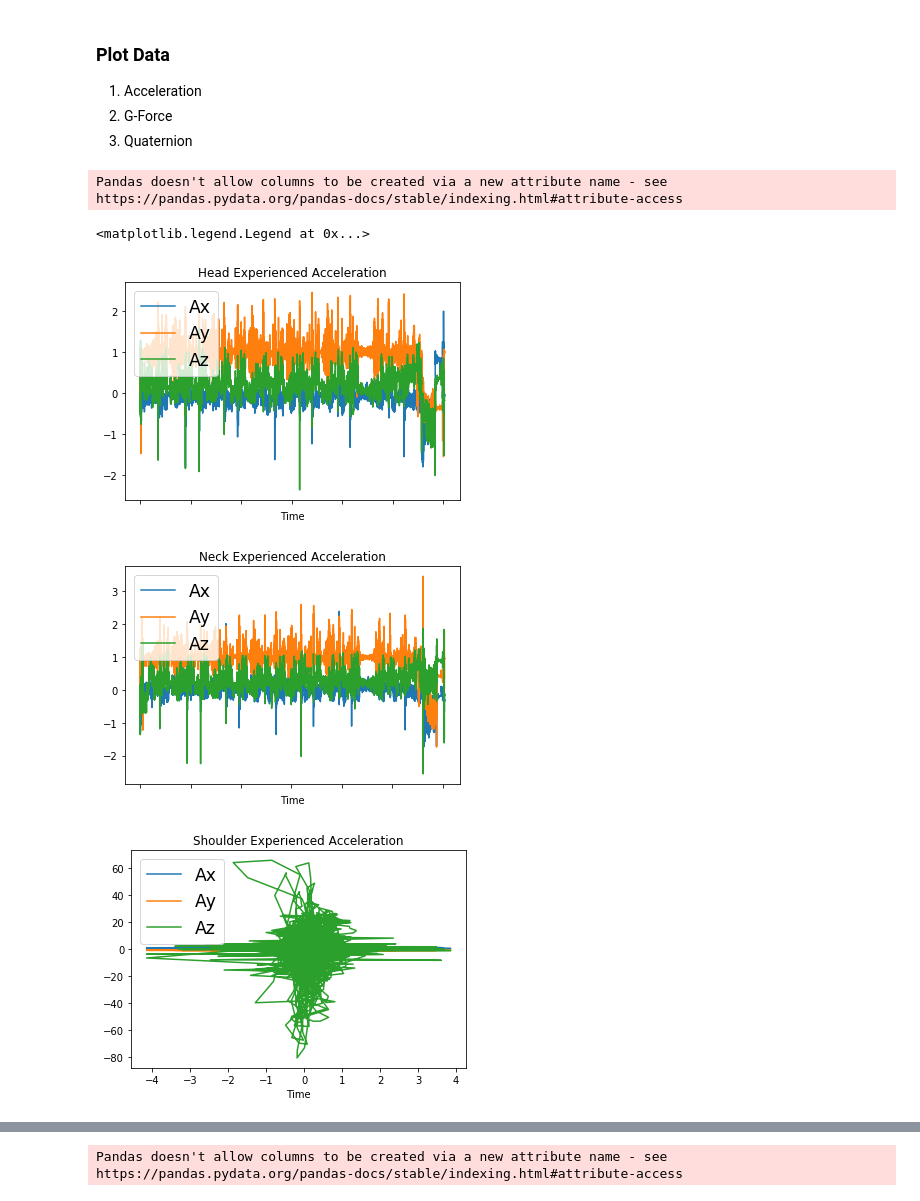
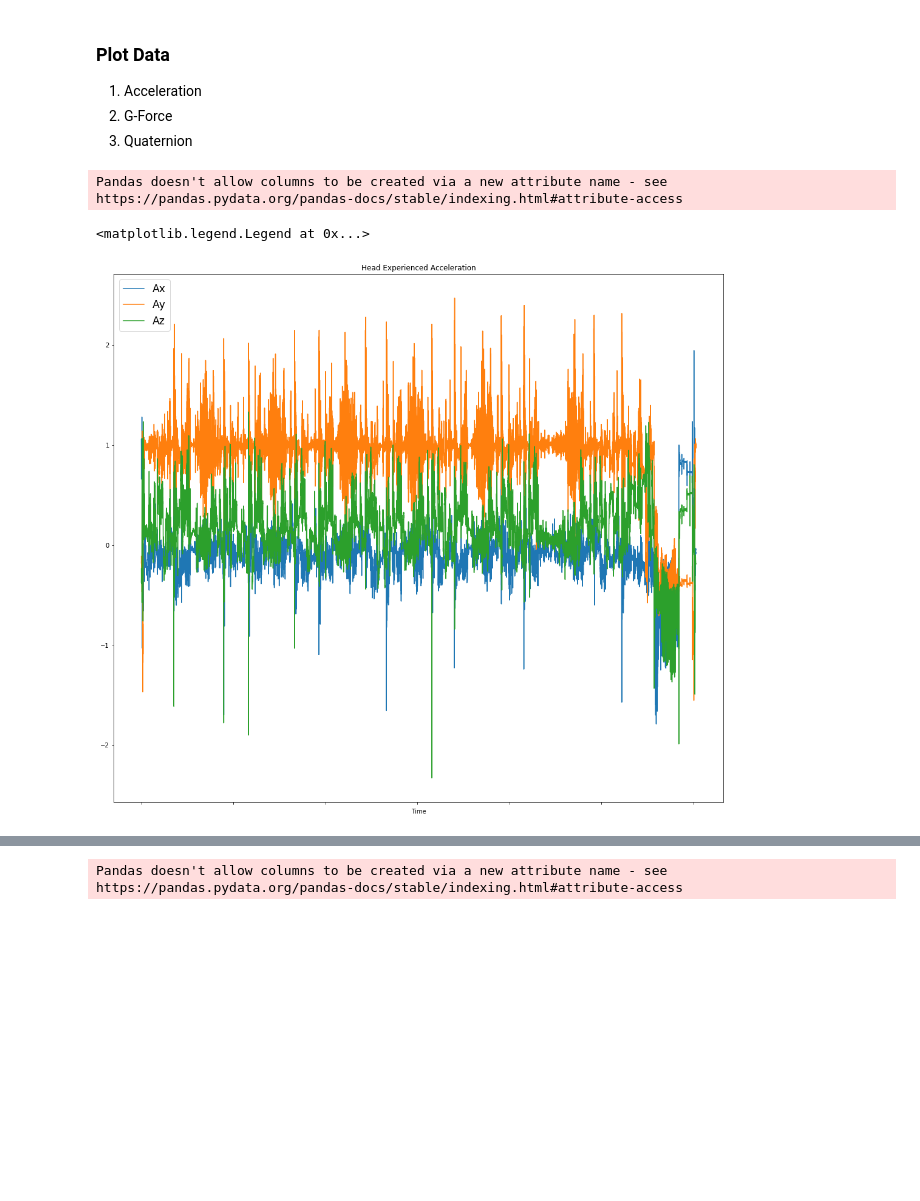
Before and after one commit to shellyginelle/zipline-acceleration-analysis, a Jupyter notebook: MRP - Post Processing Zip line Data.ipynb, the cells around one changed output, grey strips where cells are left out. Saved outputs shown, nothing was run; the diff lists cells and outputs as text; code cells hidden in the pictures; blank space fills up the shorter version.

```diff
--- a/MRP - Post Processing Zip line Data.ipynb
+++ b/MRP - Post Processing Zip line Data.ipynb
@@ -232,7 +278,7 @@ com_pp_df
 '''
 
 def butter_lowpass(cutoff, fs, order=5):
-    nyq = 0.5 * fs
+    nyq = 0.5 * fs #The Nyquist frequency is half the sampling rate.
     normal_cutoff = cutoff / nyq
     b, a = butter(order, normal_cutoff, btype='low', analog=False)
     return b, a
@@ -244,8 +290,8 @@ def butter_lowpass_filter(data, cutoff, fs, order=5):
 
 # Filter requirements.
 order = 6
-fs = 30.0       # sample rate, Hz
-cutoff = 3.667  # desired cutoff frequency of the filter, Hz
+fs = 50.0       # sample rate, Hz
+cutoff = 5.0  # desired cutoff frequency of the filter, Hz
 
 # Get the filter coefficients so we can check its frequency response.
 b, a = butter_lowpass(cutoff, fs, order)
@@ -337,38 +404,46 @@ com_butterflt_df = pd.read_csv('/Users/shellyginelle/Data/5 - COM Harness/BUTTER
 # %%
 #For your reference, acceleration_cols = ['Ax', 'Ay', 'Az']
 
 '''
 1. Plot HEAD data
 '''
-head_plot = head_butterflt_df.plot(title = 'Head Experienced Acceleration',  x = 'Time', y = acceleration_cols)
+head_plot = head_butterflt_df.plot(title = 'Head Experienced Acceleration',
+                                   x = 'Time', y = acceleration_cols,
+                                   figsize=(18, 16), kind= 'line')
 head_plot.legend(loc=2, fontsize = 'xx-large')
 
 '''
 2. Plot NECK data
 '''
-neck_plot = neck_butterflt_df.plot(title = 'Neck Experienced Acceleration',  x = 'Time', y = acceleration_cols)
+neck_plot = neck_butterflt_df.plot(title = 'Neck Experienced Acceleration',
+                                   x = 'Time', y = acceleration_cols,
+                                   figsize=(18, 16), kind= 'line')
 neck_plot.legend(loc=2, fontsize = 'xx-large')
 
 '''
 3. Plot SHOULDER data
 '''
-shoulder_plot = shoulder_butterflt_df.plot(title = 'Shoulder Experienced Acceleration',  x = 'Time', y = acceleration_cols)
+shoulder_plot = shoulder_butterflt_df.plot(title = 'Shoulder Experienced Acceleration',
+                                           x = 'Time', y = acceleration_cols,
+                                           figsize=(18, 16), kind= 'line')
 shoulder_plot.legend(loc=2, fontsize = 'xx-large')
 
 '''
 4. Plot HEART data
 '''
-heart_plot = heart_butterflt_df.plot(title = 'Heart Experienced Acceleration',  x = 'Time', y = acceleration_cols)
+heart_plot = heart_butterflt_df.plot(title = 'Heart Experienced Acceleration',
+                                     x = 'Time', y = acceleration_cols,
+                                     figsize=(18, 16), kind= 'line')
 heart_plot.legend(loc=2, fontsize = 'xx-large')
 
 '''
 5. Plot COM data
 '''
-com_plot = com_butterflt_df.plot(title = 'COM Experienced Acceleration',  x = 'Time', y = acceleration_cols)
+com_plot = com_butterflt_df.plot(title = 'COM Experienced Acceleration',
+                                 x = 'Time', y = acceleration_cols,
+                                figsize=(18, 16), kind= 'line')
 com_plot.legend(loc=2, fontsize = 'xx-large')
 # %% [output]
 Pandas doesn't allow columns to be created via a new attribute name - see https://pandas.pydata.org/pandas-docs/stable/indexing.html#attribute-access
 <matplotlib.legend.Legend at 0x...>
-[figure, old version]
+[figure, new version]
-[figure, removed]
-[figure, removed]
```
Also changed, not shown: parts of 12 cells of this notebook, 3 other files.
